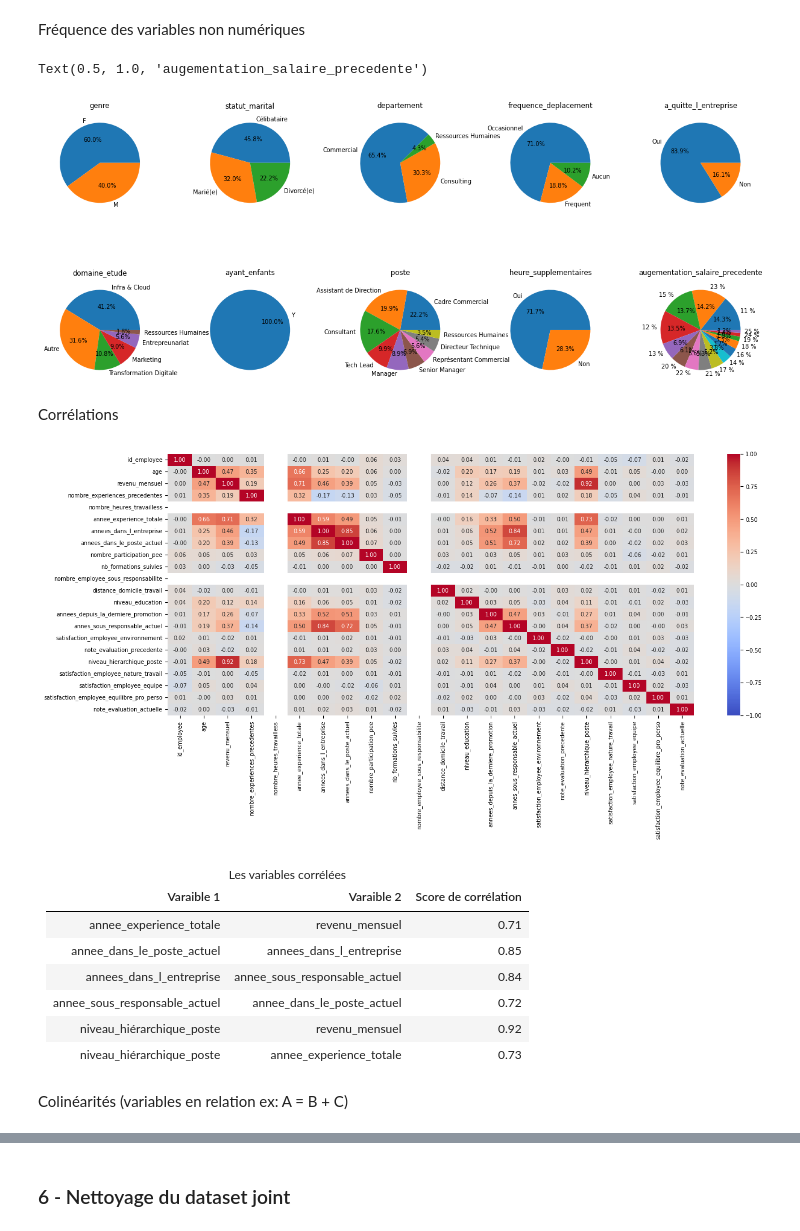
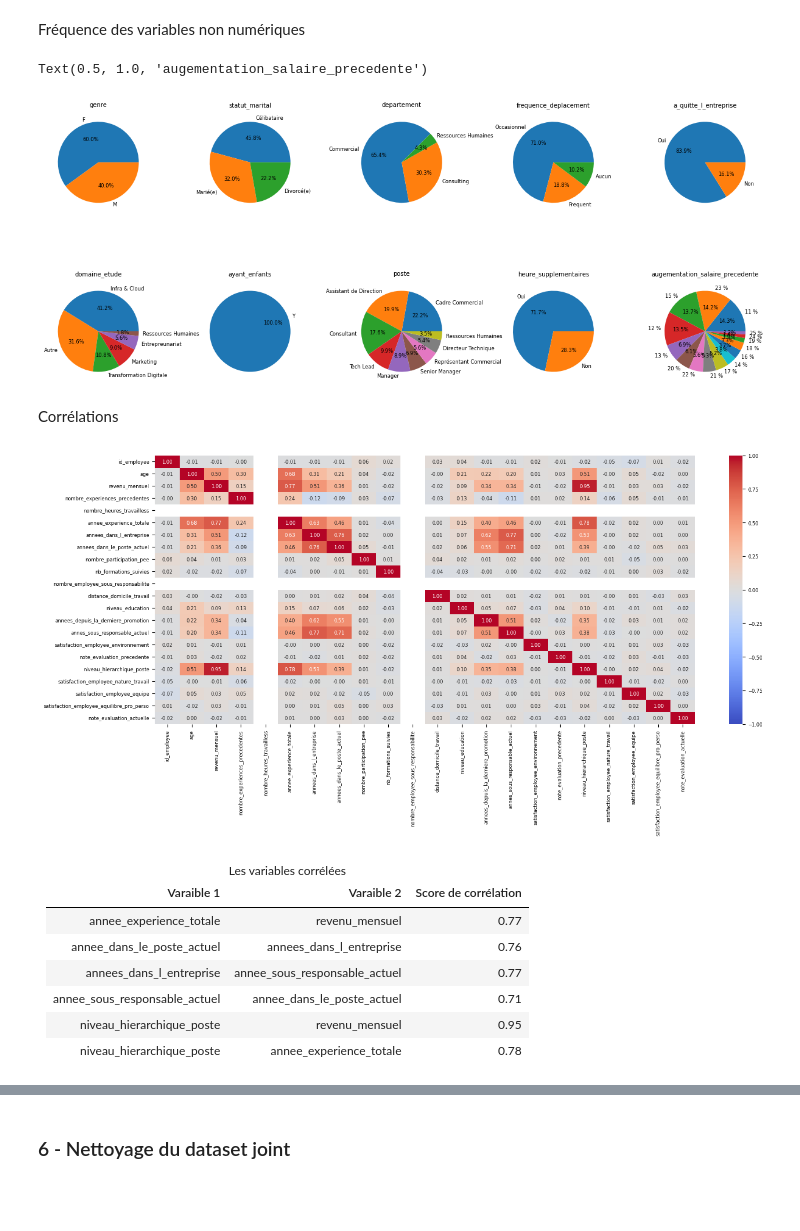
Before and after one commit to DavidRichomme/OC_P4_Classifiez_automatiquement_les_informations, a Jupyter notebook: Notebooks/01_4_EDA_datasetJoint.ipynb, the cells around one changed output, grey strips where cells are left out. Drawn from its saved outputs; the diff is of its cells as text; code cells hidden in the pictures; blank space fills up the shorter version.

Commit message:
Début de visualisation

```diff
--- a/Notebooks/01_4_EDA_datasetJoint.ipynb
+++ b/Notebooks/01_4_EDA_datasetJoint.ipynb
@@ -419,7 +428,7 @@ freq_pourcentage = df_brut_join["genre"].value_counts(normalize=True)*100
 fig, axs = plt.subplots(nrows=2, ncols=5, figsize=(15, 6))
 
 plt.subplots_adjust(wspace=0.5, hspace=0.5)
-plt.rcParams["font.size"] = 7
+plt.rcParams["font.size"] = 6
 
 
 axs[0, 0].pie(df_brut_join['genre'].value_counts(), labels=df_brut_join['genre'].unique(), autopct="%1.1f%%")
@@ -445,16 +454,16 @@ axs[1, 4].pie(df_brut_join['augementation_salaire_precedente'].value_counts(), l
 axs[1, 4].set_title("augementation_salaire_precedente")
 # %% [output]
 Text(0.5, 1.0, 'augementation_salaire_precedente')
-[figure, old version]
+[figure, new version]
 # %% [markdown]
 Corrélations
 # %%
-corr_spearman = df_brut_join[variables_numériques].corr(method="spearman")
+corr_pearson = df_brut_join[variables_numériques].corr(method="pearson")
 plt.figure(figsize=(15,6))
-sb.heatmap(corr_spearman, annot=True, fmt=".2f", cmap="coolwarm", vmin=-1, vmax=1)
+sb.heatmap(corr_pearson, annot=True, fmt=".2f", cmap="coolwarm", vmin=-1, vmax=1)
 plt.show()
 # %% [output]
-[figure, old version]
+[figure, new version]
 # %% [markdown]
 <table>
   <caption>Les variables corrélées </caption>
@@ -469,34 +478,32 @@ plt.show()
     <tr>
       <td>annee_experience_totale</td>
       <td>revenu_mensuel</td>
-      <td>0.71</td>
+      <td>0.77</td>
     </tr>
     <tr>
       <td>annee_dans_le_poste_actuel</td>
       <td>annees_dans_l_entreprise</td>
-      <td>0.85</td>
+      <td>0.76</td>
     </tr>
     <tr>
       <td>annees_dans_l_entreprise</td>
       <td>annee_sous_responsable_actuel</td>
-      <td>0.84</td>
+      <td>0.77</td>
     </tr>
     <tr>
       <td>annee_sous_responsable_actuel</td>
       <td>annee_dans_le_poste_actuel</td>
-      <td>0.72</td>
+      <td>0.71</td>
     </tr>
     <tr>
-      <td>niveau_hiérarchique_poste</td>
+      <td>niveau_hierarchique_poste</td>
       <td>revenu_mensuel</td>
-      <td>0.92</td>
+      <td>0.95</td>
     </tr>
     <tr>
-      <td>niveau_hiérarchique_poste</td>
+      <td>niveau_hierarchique_poste</td>
       <td>annee_experience_totale</td>
-      <td>0.73</td>
+      <td>0.78</td>
     </tr>
   </tbody>
 </table>
-# %% [markdown]
-Colinéarités (variables en relation ex: A = B + C)
```
Also changed, not shown: parts of 37 cells of this notebook, 2 other files.
